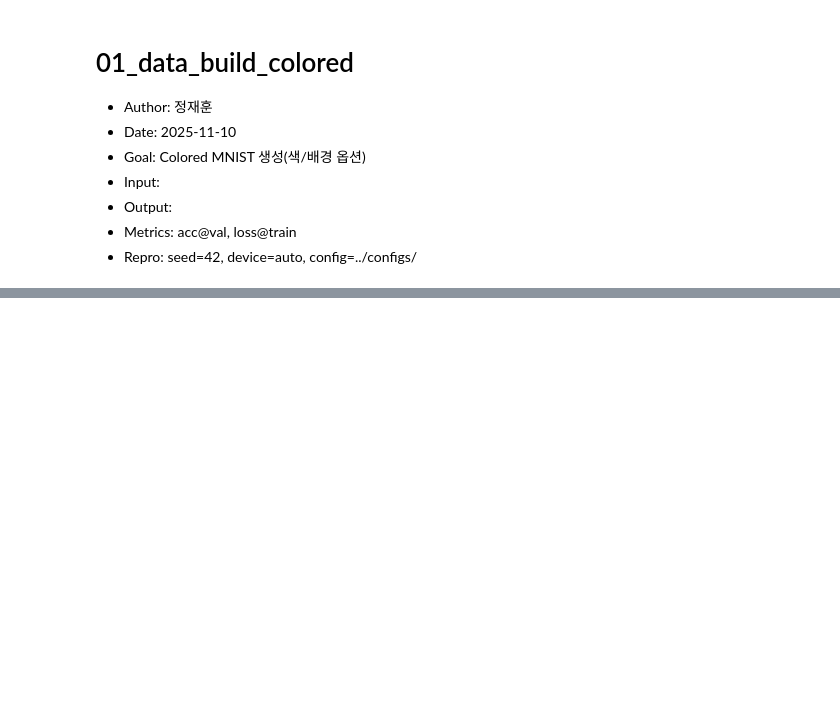
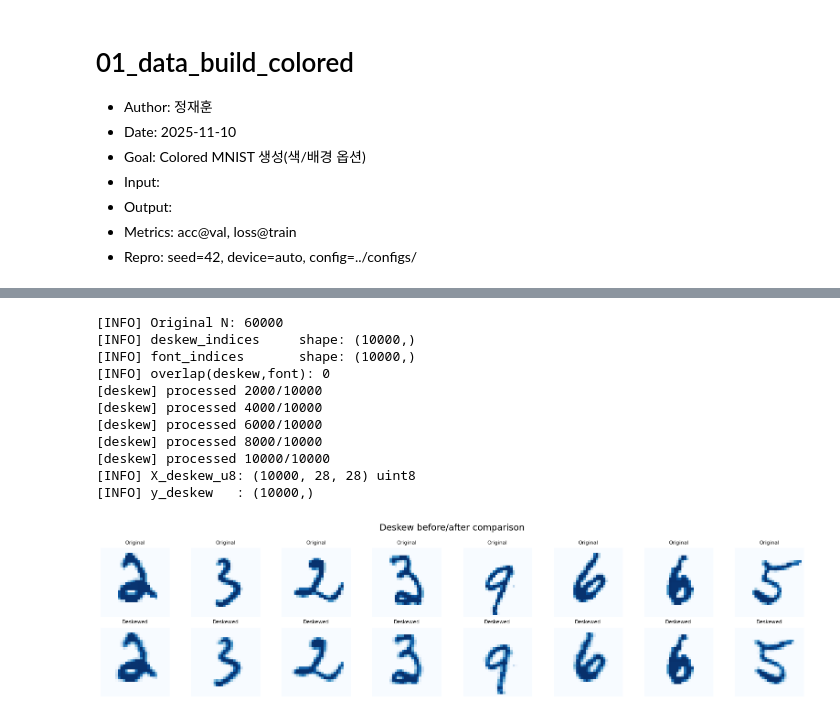
Before and after one commit to ML-SSU-2025/colored-mnist-classification, a Jupyter notebook: notebooks/01_preprocessing_colored_mnist.ipynb, the cells around one changed output, grey strips where cells are left out. Drawn from its saved outputs; the diff is of its cells as text; code cells hidden in the pictures; blank space fills up the shorter version.

```diff
--- a/notebooks/01_preprocessing_colored_mnist.ipynb
+++ b/notebooks/01_preprocessing_colored_mnist.ipynb
@@ -863,0 +335,66 @@ show_colored_samples(X_train_rgb, y_digit_train, y_fg_train, y_bg_train, y_sourc
+# %%
+# ==========================================
+# Cell 6. Select indices for deskew / font
+# ==========================================
+N_ORIG = X_gray_all_u8.shape[0]
+print("\n[INFO] Original N:", N_ORIG)
+
+rng_indices = np.random.default_rng(RANDOM_SEED)
+
+# Make deskew and font indices disjoint
+deskew_indices = rng_indices.choice(N_ORIG, size=DESKEW_AUG_TARGET, replace=False)
+available_for_font = np.setdiff1d(np.arange(N_ORIG), deskew_indices)
+font_indices = rng_indices.choice(available_for_font, size=FONT_AUG_TARGET, replace=False)
+
+print("[INFO] deskew_indices     shape:", deskew_indices.shape)
+print("[INFO] font_indices       shape:", font_indices.shape)
+print("[INFO] overlap(deskew,font):",
+      np.intersect1d(deskew_indices, font_indices).size)
+
+# Generate deskewed images
+X_deskew_u8 = apply_deskew_batch(X_gray_all_u8, deskew_indices)
+y_deskew = y_digit_all[deskew_indices]
+
+print("[INFO] X_deskew_u8:", X_deskew_u8.shape, X_deskew_u8.dtype)
+print("[INFO] y_deskew   :", y_deskew.shape)
+
+
+# (EDA) Visualize deskew before/after
+def show_deskew_comparison(X_orig_u8, X_deskew_u8, indices, n=8):
+    """
+    Visual comparison between original and deskewed images.
+    """
+    n = min(n, len(indices))
+    plt.figure(figsize=(n * 2, 4))
+
+    for i in range(n):
+        idx = indices[i]
+        ax1 = plt.subplot(2, n, i + 1)
+        ax1.imshow(X_orig_u8[idx], cmap=plt.cm.Blues)
+        ax1.axis("off")
+        ax1.set_title("Original", fontsize=8)
+
+        ax2 = plt.subplot(2, n, i + 1 + n)
+        ax2.imshow(X_deskew_u8[i], cmap=plt.cm.Blues)
+        ax2.axis("off")
+        ax2.set_title("Deskewed", fontsize=8)
+
+    plt.suptitle("Deskew before/after comparison", fontsize=14)
+    plt.tight_layout()
+    plt.show()
+
+
+show_deskew_comparison(X_gray_all_u8, X_deskew_u8, deskew_indices[:8], n=8)
+# %% [output]
+[INFO] Original N: 60000
+[INFO] deskew_indices     shape: (10000,)
+[INFO] font_indices       shape: (10000,)
+[INFO] overlap(deskew,font): 0
+[deskew] processed 2000/10000
+[deskew] processed 4000/10000
+[deskew] processed 6000/10000
+[deskew] processed 8000/10000
+[deskew] processed 10000/10000
+[INFO] X_deskew_u8: (10000, 28, 28) uint8
+[INFO] y_deskew   : (10000,)
+[figure, added]
```
Also changed, not shown: parts of 24 cells of this notebook, 2 other files.
